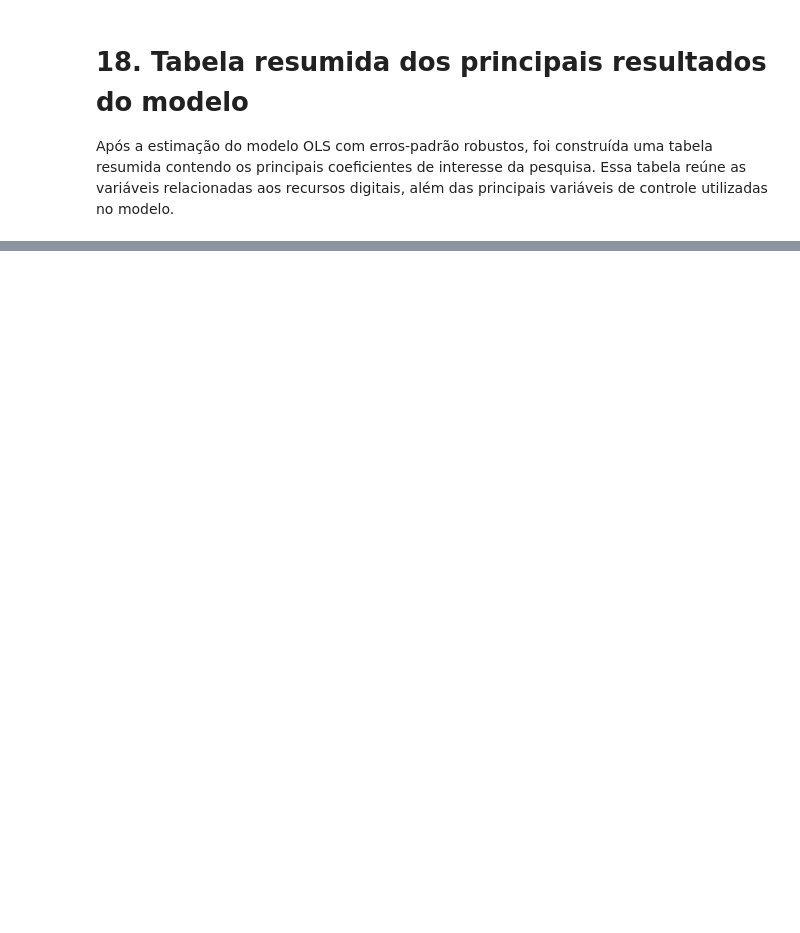
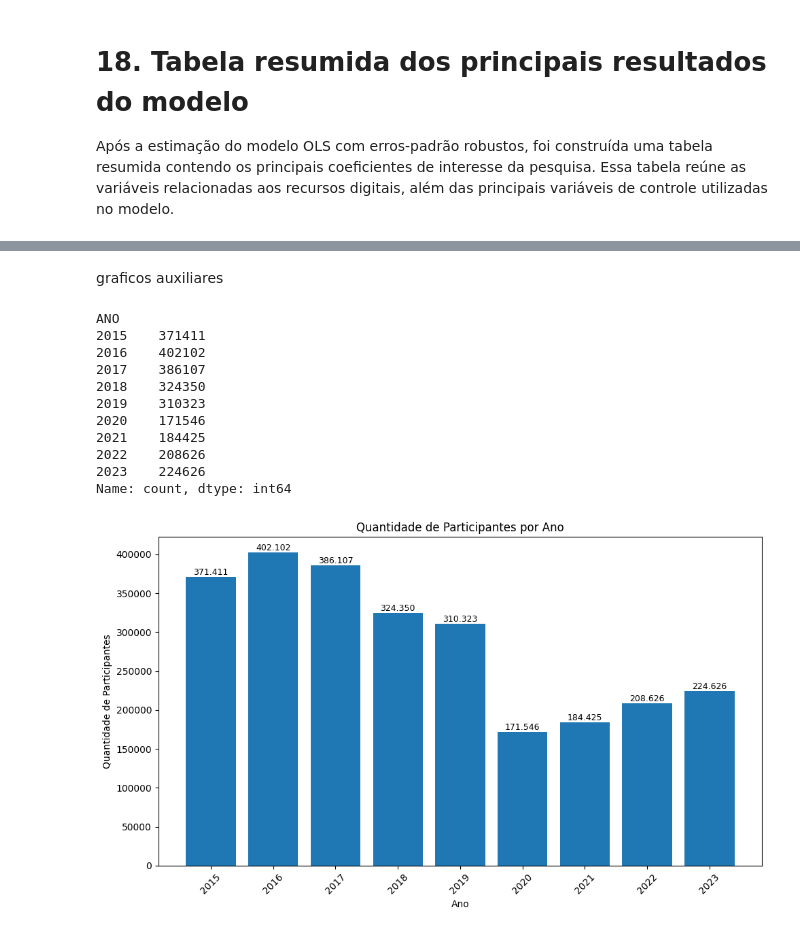
Before and after one commit to Antonio1H/tcc-enem-recursos-digitais, a Jupyter notebook: analiseMicrodadosEnemAnos.ipynb, the cells around one changed output, grey strips where cells are left out. Drawn from its saved outputs; the diff is of its cells as text; code cells hidden in the pictures; blank space fills up the shorter version.

```diff
--- a/analiseMicrodadosEnemAnos.ipynb
+++ b/analiseMicrodadosEnemAnos.ipynb
@@ -1143,0 +1293,49 @@ KeyError: '[\'C(RENDA, Treatment(reference="classe_baixa_renda"))[T.classe_baixa
+# %% [markdown]
+graficos auxiliares
+# %%
+# Contar participantes por ano
+participantes_por_ano = df_longitudinal['ANO'].value_counts().sort_index()
+
+# Mostrar tabela
+print(participantes_por_ano)
+
+# Criar gráfico
+plt.figure(figsize=(10, 6))
+
+plt.bar(
+    participantes_por_ano.index.astype(str),
+    participantes_por_ano.values
+)
+
+plt.title('Quantidade de Participantes por Ano')
+plt.xlabel('Ano')
+plt.ylabel('Quantidade de Participantes')
+
+plt.xticks(rotation=45)
+
+# Colocar os valores acima das barras
+for i, valor in enumerate(participantes_por_ano.values):
+    plt.text(
+        i,
+        valor,
+        f'{valor:,}'.replace(',', '.'),
+        ha='center',
+        va='bottom',
+        fontsize=9
+    )
+
+plt.tight_layout()
+plt.show()
+# %% [output]
+ANO
+2015    371411
+2016    402102
+2017    386107
+2018    324350
+2019    310323
+2020    171546
+2021    184425
+2022    208626
+2023    224626
+Name: count, dtype: int64
+[figure, added]
```
Also changed, not shown: parts of 10 cells of this notebook.
